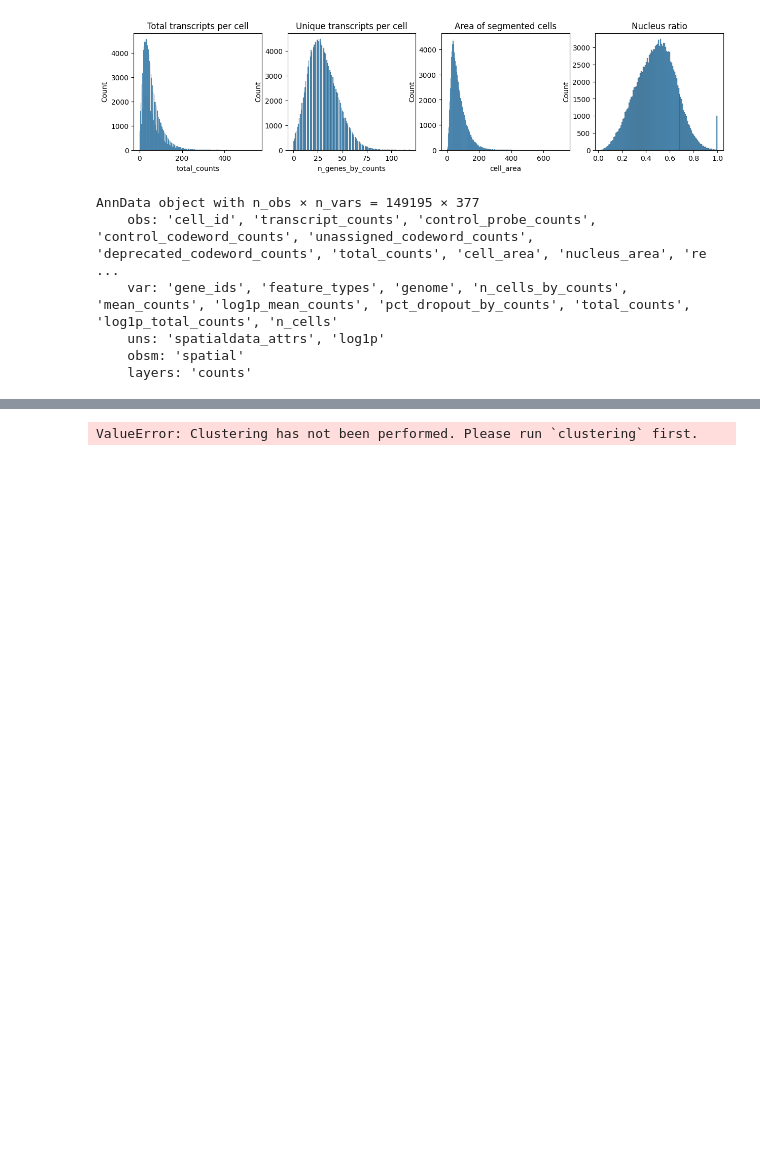
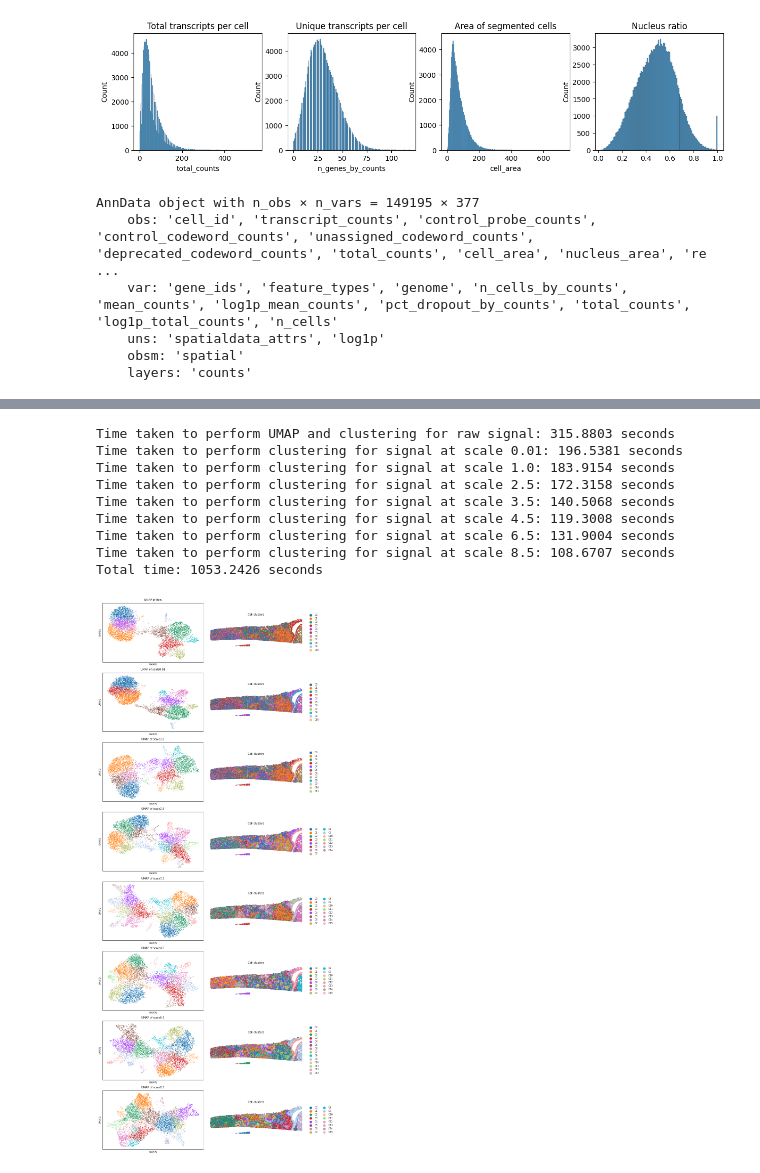
Before and after one commit to fyh18/SpatialZoomer, a Jupyter notebook: examples/tutorial_lungcancer_multiscale.ipynb, the cells around one changed output, grey strips where cells are left out. Cells and saved outputs as stored; diff of their text form; code cells hidden in the pictures; blank space fills up the shorter version.

```diff
--- a/examples/tutorial_lungcancer_multiscale.ipynb
+++ b/examples/tutorial_lungcancer_multiscale.ipynb
@@ -58,6 +58,20 @@ Time taken to perform identification of typical scales: 6.0518 seconds
 # %%
-# resolutions = [1]
-# sz_analyzer.clustering(n_clusters_kmeans=10000, resolutions=resolutions, min_scale=None, max_scale=10)
-sz_analyzer.plot_multiscale_clusters(resolution=1)
+# set max_scale = 10 to process only single cell ~ niche level scales
+resolutions = [1]
+sz_analyzer.clustering(
+    n_clusters_kmeans=10000,
+    resolutions=resolutions,
+    max_scale=10)
+
+sz_analyzer.plot_multiscale_clusters(resolution=resolutions[0])
 # %% [output]
-ValueError: Clustering has not been performed. Please run `clustering` first.
+Time taken to perform UMAP and clustering for raw signal: 315.8803 seconds
+Time taken to perform clustering for signal at scale 0.01: 196.5381 seconds
+Time taken to perform clustering for signal at scale 1.0: 183.9154 seconds
+Time taken to perform clustering for signal at scale 2.5: 172.3158 seconds
+Time taken to perform clustering for signal at scale 3.5: 140.5068 seconds
+Time taken to perform clustering for signal at scale 4.5: 119.3008 seconds
+Time taken to perform clustering for signal at scale 6.5: 131.9004 seconds
+Time taken to perform clustering for signal at scale 8.5: 108.6707 seconds
+Total time: 1053.2426 seconds
+[figure, added]
```
Also changed, not shown: parts of 5 cells of this notebook, 4 other files.
